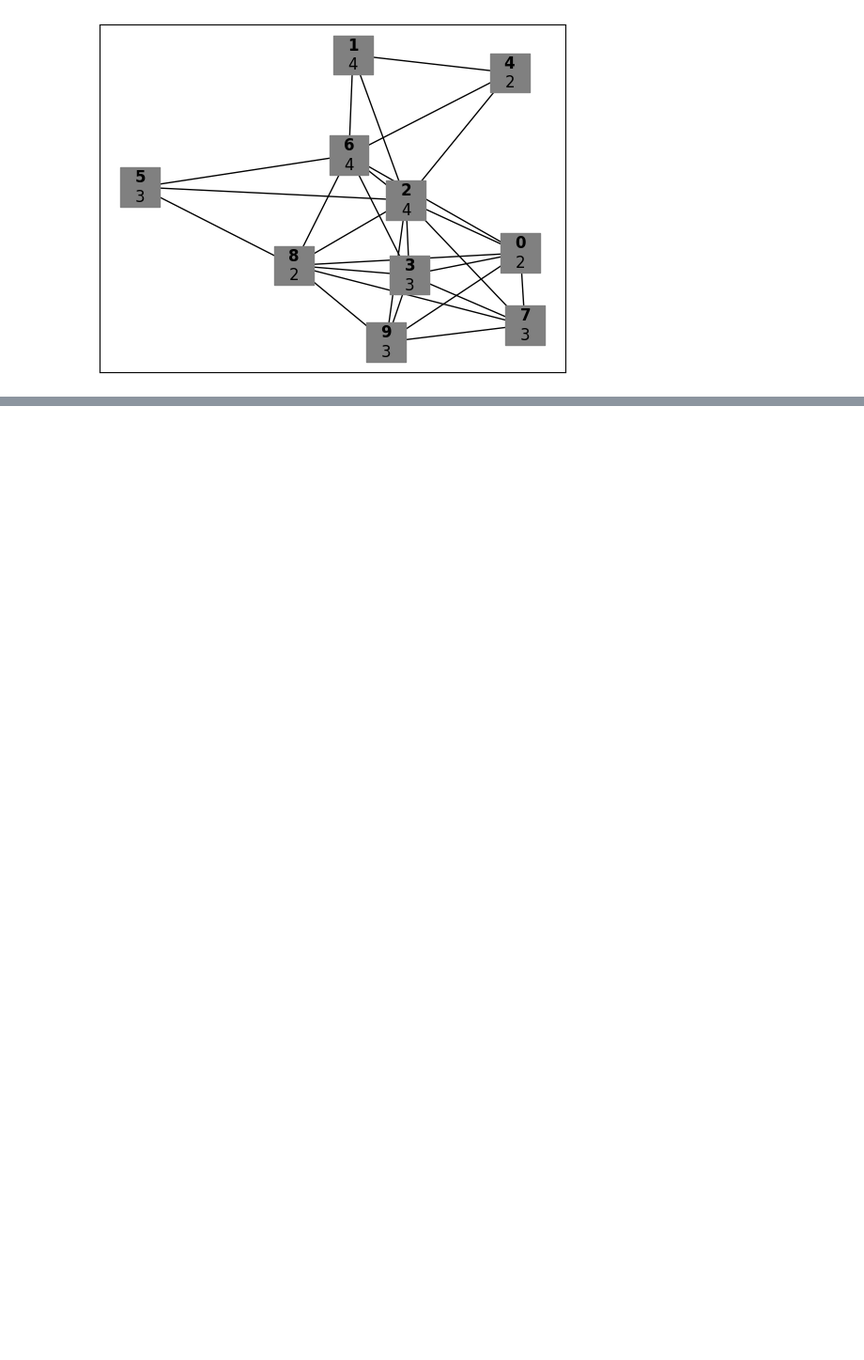
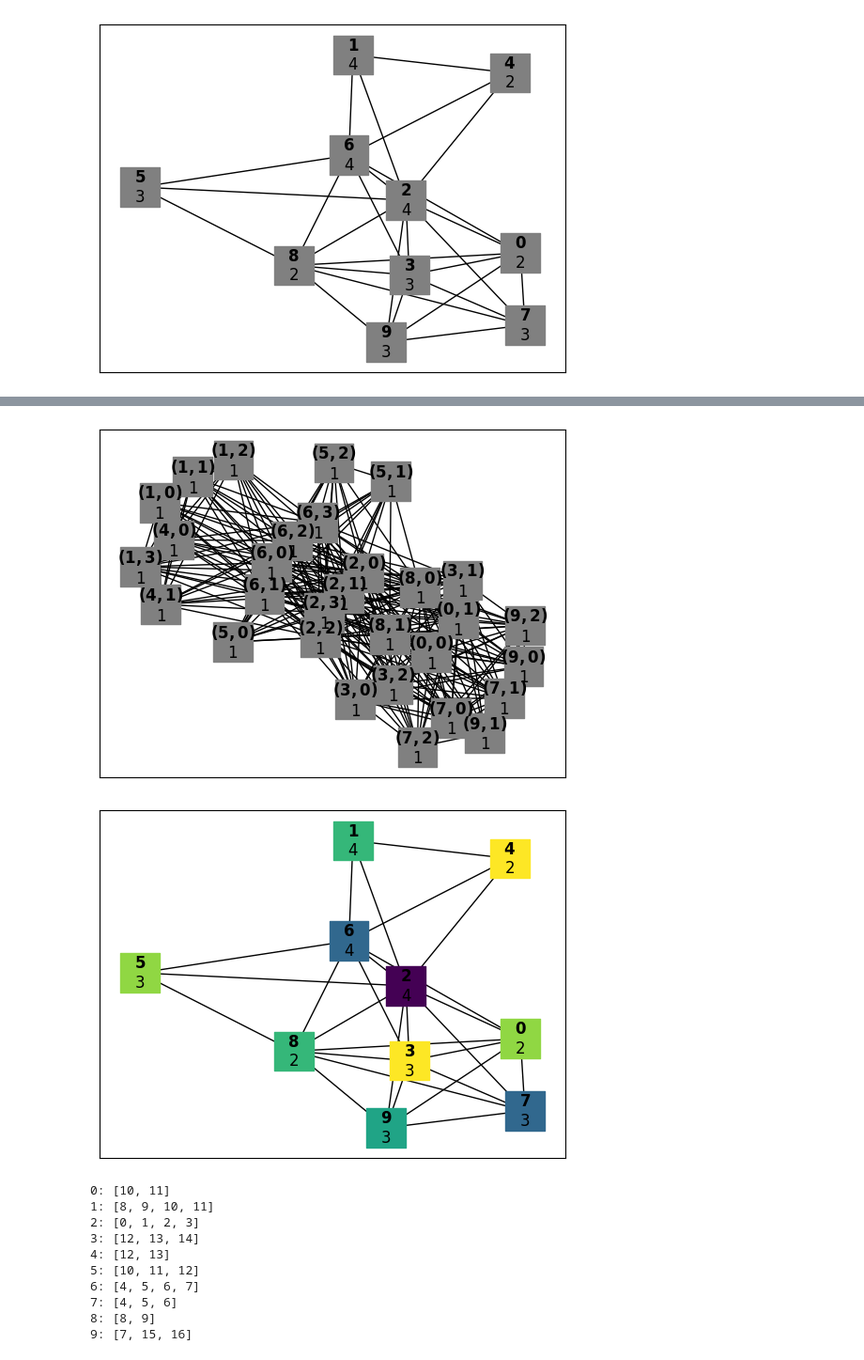
Before and after one commit to camilosm/cma, a Jupyter notebook: cma.ipynb, the cells around one changed output, grey strips where cells are left out. Shown at 94% size. Drawn from its saved outputs; the diff is of its cells as text; code cells hidden in the pictures; blank space fills up the shorter version.

Commit message:
feat: regroup blown up graph into weighted graph

```diff
--- a/cma.ipynb
+++ b/cma.ipynb
@@ -67,3 +67,27 @@ Vertex 7: start=11, block=[11, 12, 13]
 Vertex 8: start=7, block=[7, 8]
 Vertex 9: start=14, block=[14, 15, 16]
 [figure]
+# %%
+from graphs import blowup_graph, regroup_graph
+
+bg = blowup_graph(cg)
+plot_graph(bg)
+colors = nx.greedy_color(bg)
+nx.set_node_attributes(bg, colors, "color")
+rg = regroup_graph(bg)
+plot_graph(rg)
+for v, data in rg.nodes(data=True):
+    print(f"{v}: {data['color_block']}")
+# %% [output]
+[figure, added]
+[figure, added]
+0: [10, 11]
+1: [8, 9, 10, 11]
+2: [0, 1, 2, 3]
+3: [12, 13, 14]
+4: [12, 13]
+5: [10, 11, 12]
+6: [4, 5, 6, 7]
+7: [4, 5, 6]
+8: [8, 9]
+9: [7, 15, 16]
```
Also changed, not shown: parts of 2 cells of this notebook, 1 other file.
